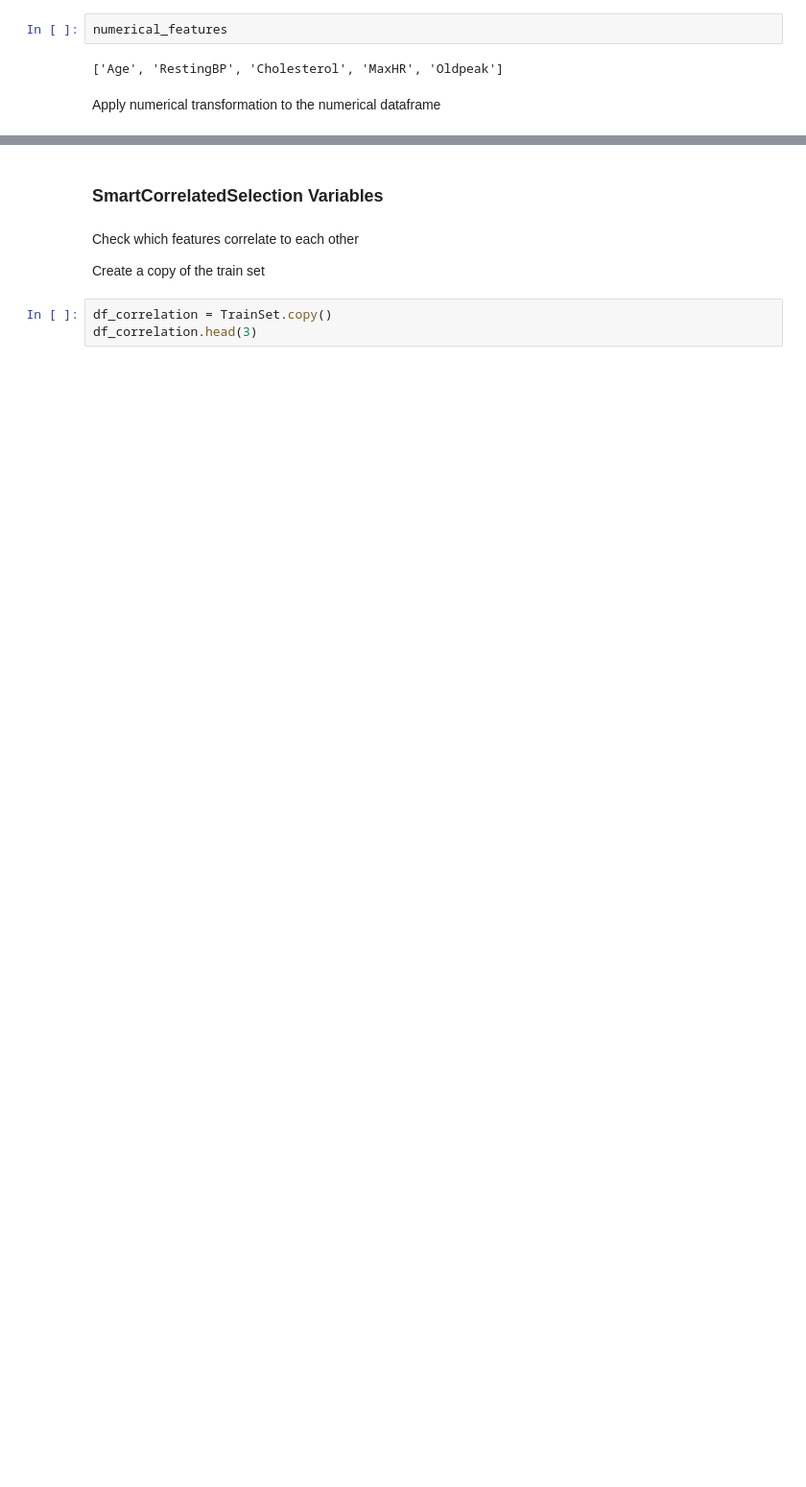
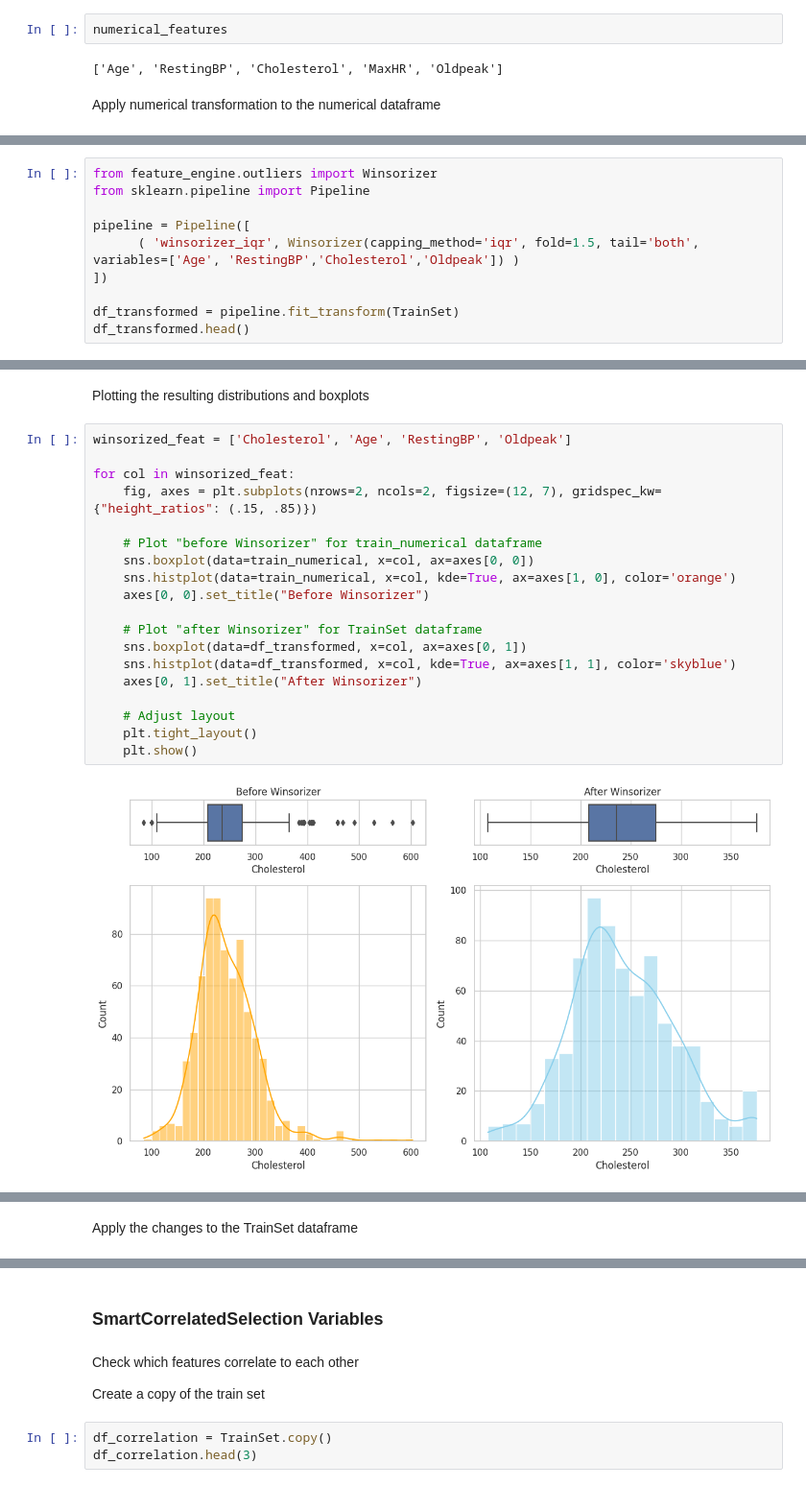
Before and after one commit to AngeloGaeta1990/Heart_attack_risk, a Jupyter notebook: jupyer_notebooks/FeatureEngineering.ipynb, the cells around one changed output, grey strips where cells are left out. Shown at 96% size. Saved outputs shown, nothing was run; the diff lists cells and outputs as text; blank space fills up the shorter version.

```diff
--- a/jupyer_notebooks/FeatureEngineering.ipynb
+++ b/jupyer_notebooks/FeatureEngineering.ipynb
@@ -406,0 +404,10 @@ train_numerical = FeatureEngineeringAnalysis(df=train_numerical, analysis_type='
+# %%
+from feature_engine.outliers import Winsorizer
+from sklearn.pipeline import Pipeline
+
+pipeline = Pipeline([
+      ( 'winsorizer_iqr', Winsorizer(capping_method='iqr', fold=1.5, tail='both', variables=['Age', 'RestingBP','Cholesterol','Oldpeak']) )
+])
+
+df_transformed = pipeline.fit_transform(TrainSet)
+df_transformed.head()
@@ -406,0 +421,23 @@ train_numerical = FeatureEngineeringAnalysis(df=train_numerical, analysis_type='
+# %% [markdown]
+Plotting the resulting distributions and boxplots
+# %%
+winsorized_feat = ['Cholesterol', 'Age', 'RestingBP', 'Oldpeak']
+
+for col in winsorized_feat:
+    fig, axes = plt.subplots(nrows=2, ncols=2, figsize=(12, 7), gridspec_kw={"height_ratios": (.15, .85)})
+
+    # Plot "before Winsorizer" for train_numerical dataframe
+    sns.boxplot(data=train_numerical, x=col, ax=axes[0, 0])
+    sns.histplot(data=train_numerical, x=col, kde=True, ax=axes[1, 0], color='orange')
+    axes[0, 0].set_title("Before Winsorizer")
+
+    # Plot "after Winsorizer" for TrainSet dataframe
+    sns.boxplot(data=df_transformed, x=col, ax=axes[0, 1])
+    sns.histplot(data=df_transformed, x=col, kde=True, ax=axes[1, 1], color='skyblue')
+    axes[0, 1].set_title("After Winsorizer")
+
+    # Adjust layout
+    plt.tight_layout()
+    plt.show()
+# %% [output]
+[figure, added]
@@ -406,0 +447,2 @@ train_numerical = FeatureEngineeringAnalysis(df=train_numerical, analysis_type='
+# %% [markdown]
+Apply the changes to the TrainSet dataframe
```
Also changed, not shown: parts of 17 cells of this notebook, 3 other files.
